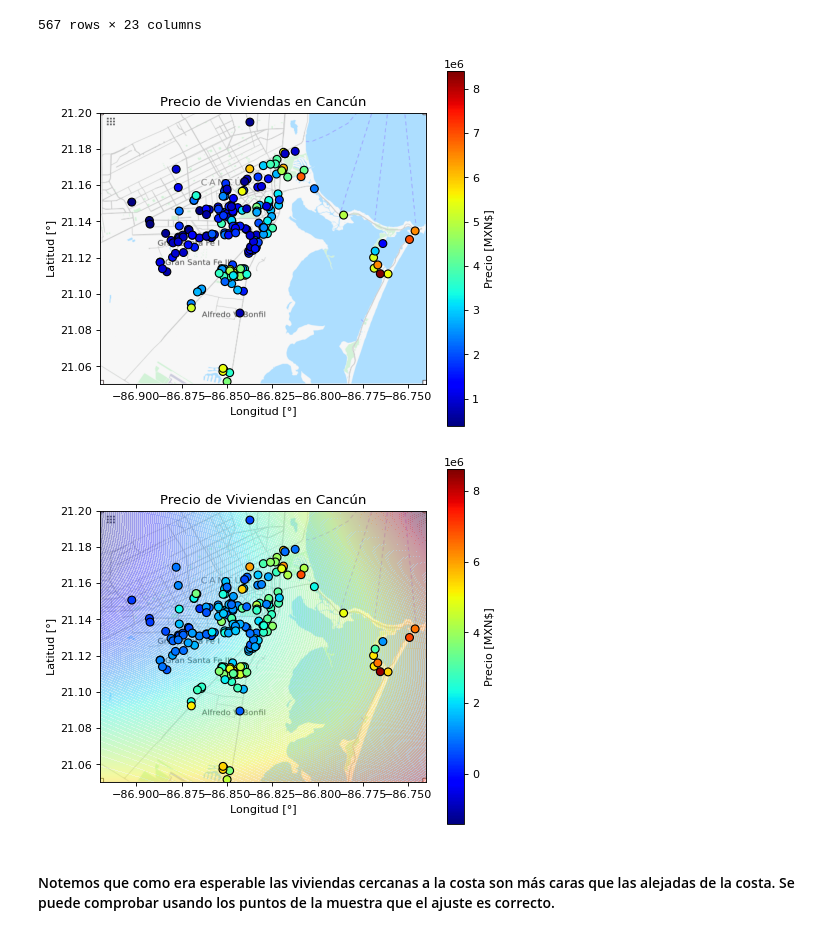
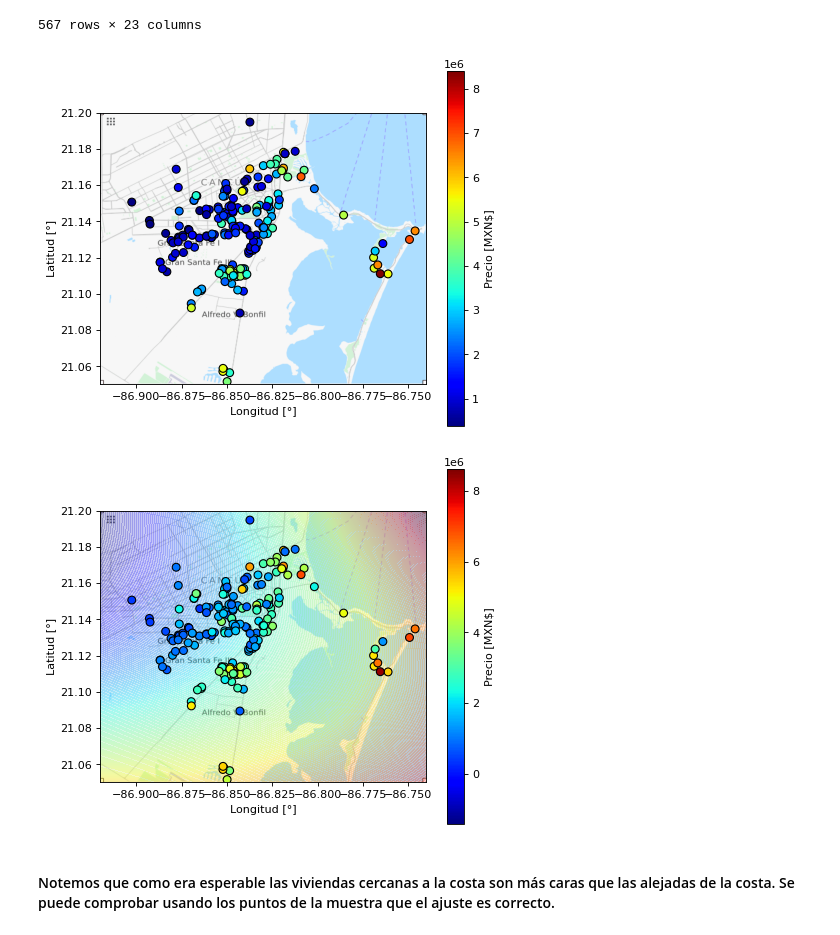
Before and after one commit to fyulita/metodos-tp3, a Jupyter notebook: notebooks/Notebook.ipynb, the cells around one changed output. Cells and saved outputs as stored; diff of their text form; code cells hidden in the pictures.

```diff
--- a/notebooks/Notebook.ipynb
+++ b/notebooks/Notebook.ipynb
@@ -446,18 +470,18 @@ y_data = cancun["precio"].values
 # %%
 # El mapa lo saqué de openstreetmap.com.
 mapa_cancun = plt.imread("mapa_cancun.png")
 BBox = (-86.92, -86.74, 21.05, 21.20)
 
 plt.figure(3, figsize=(526 / 80, 470 / 80), dpi=80)
-plt.title("Precio de Viviendas en Cancún")
 plt.imshow(mapa_cancun, extent=BBox, aspect='equal', alpha=1)
 plt.scatter(x_data[:, 0], x_data[:, 1], c=y_data, s=50, cmap="jet", edgecolor="k")
 plt.colorbar().set_label("Precio [MXN$]")
 plt.xlabel("Longitud [°]")
 plt.ylabel("Latitud [°]")
+plt.savefig("Precio-de-Viviendas-de-Cancun")
 plt.show()
 # %% [output]
-[figure, old version]
+[figure, new version]
 # %%
 # Agrego lng^2, lng * lat y lat^2 a las variables del ajuste.
 x_fit = np.column_stack([x_data, x_data[:, 0] ** 2, x_data[:, 0] * x_data[:, 1], x_data[:, 1] ** 2])
@@ -483,16 +507,16 @@ ma = np.max(y_graph)
 norm = Normalize(vmin=mi,vmax=ma)
 
 plt.figure(4, figsize=(526 / 80, 470 / 80), dpi=80)
-plt.title("Precio de Viviendas en Cancún")
 plt.imshow(mapa_cancun, extent=BBox, aspect='equal', alpha=1)
 plt.contourf(LNG_graph, LAT_graph, y_graph, 200, alpha=0.2, norm=norm, cmap="jet")
 plt.scatter(x_data[:, 0], x_data[:, 1], c=y_data, s=50, norm=norm, cmap="jet", edgecolor="k")
 plt.colorbar().set_label("Precio [MXN$]")
 plt.xlabel("Longitud [°]")
 plt.ylabel("Latitud [°]")
+plt.savefig("Precio-de-Viviendas-en-Cancun-(ConAjuste)")
 plt.show()
 # %% [output]
-[figure, old version]
+[figure, new version]
 # %% [markdown]
 #### Notemos que como era esperable las viviendas cercanas a la costa son más caras que las alejadas de la costa. Se puede comprobar usando los puntos de la muestra que el ajuste es correcto.
 # %%
```
Also changed, not shown: parts of 18 cells of this notebook, 17 other files.
